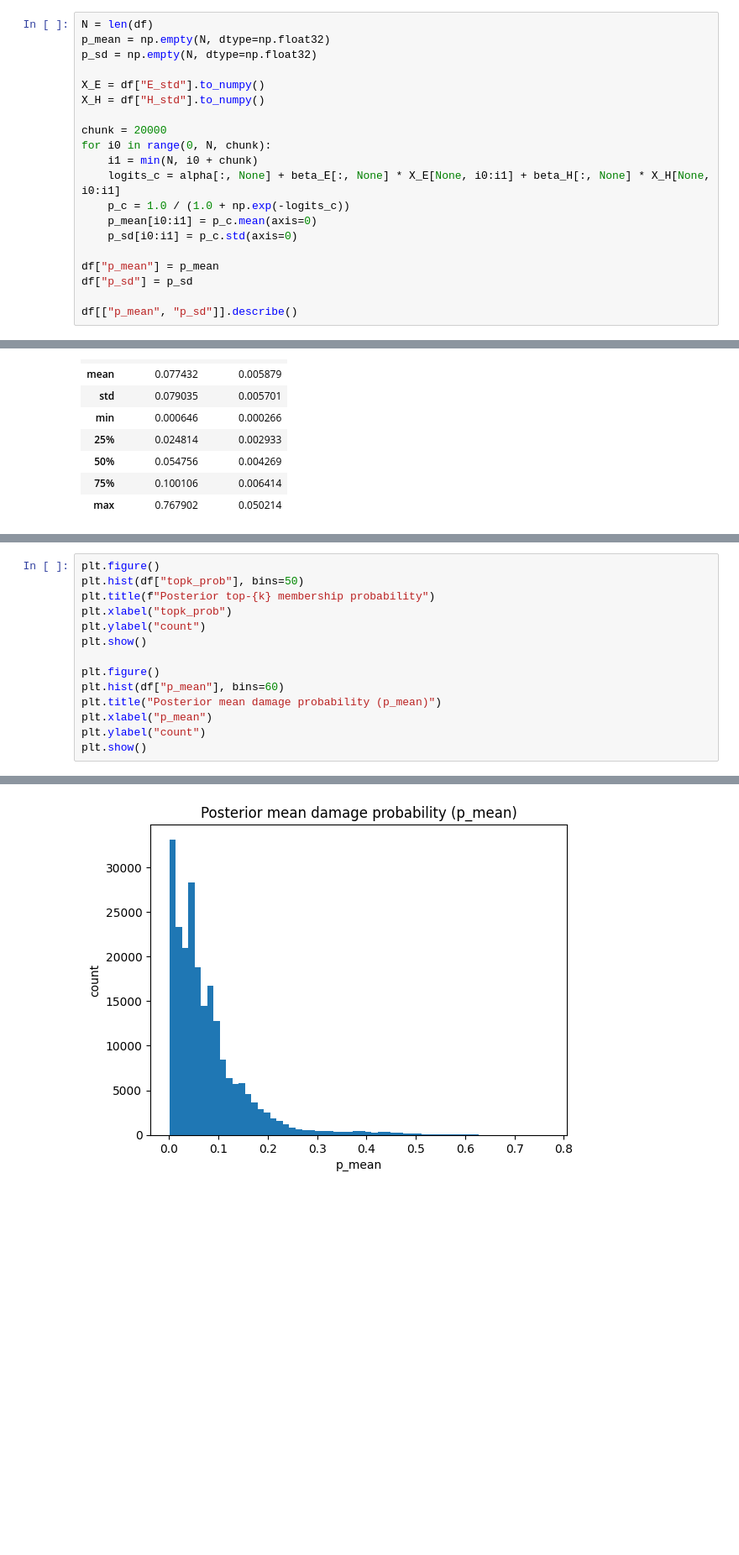
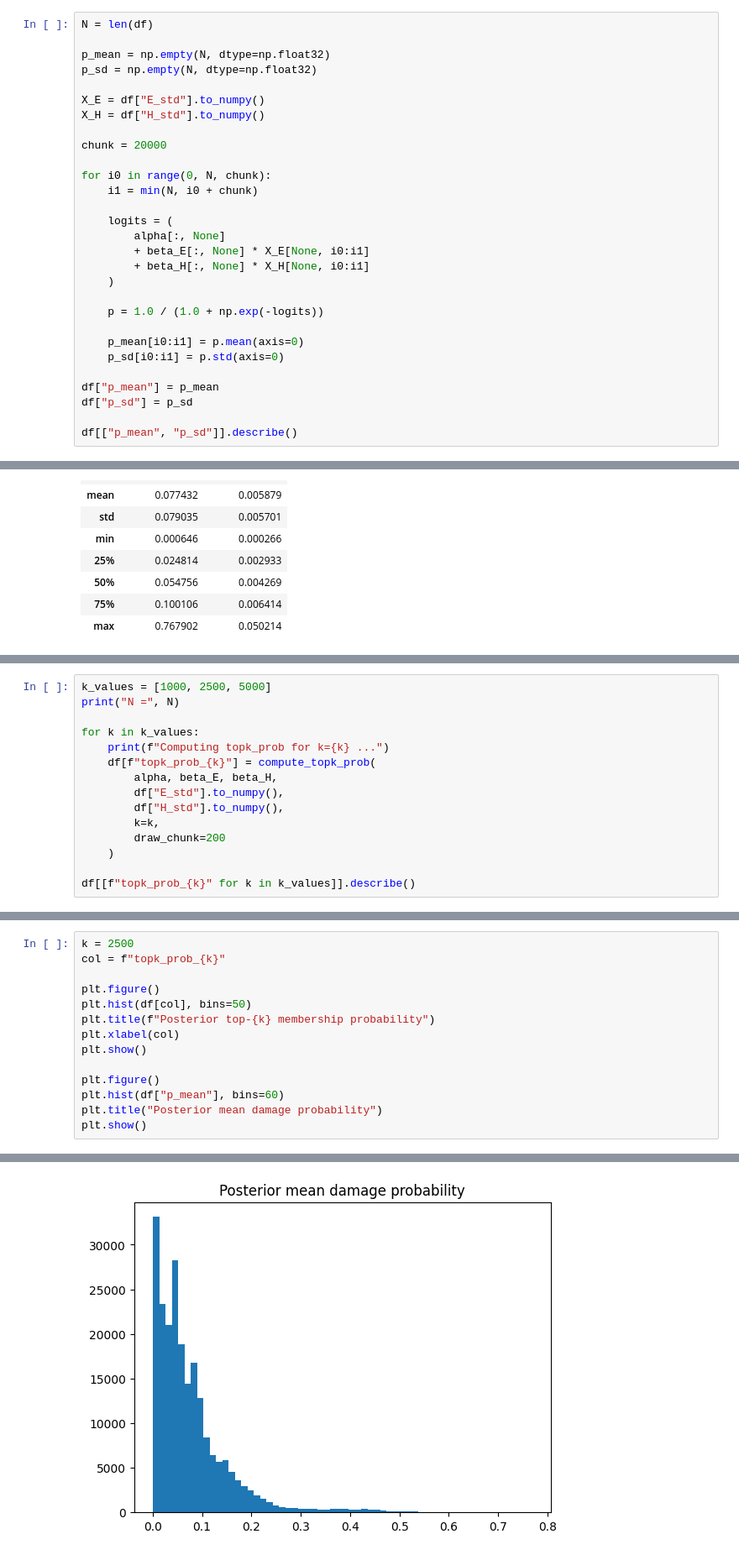
Before and after one commit to Habnetic/resilient-housing-bayes, a Jupyter notebook: notebooks/08_decisions_stability_v1b.ipynb, the cells around one changed output, grey strips where cells are left out. Shown at 84% size. Saved outputs shown, nothing was run; the diff lists cells and outputs as text; blank space fills up the shorter version.

```diff
--- a/notebooks/08_decisions_stability_v1b.ipynb
+++ b/notebooks/08_decisions_stability_v1b.ipynb
@@ -127,5 +81,6 @@ p min/max: 0.00015969531517379367 0.8719351147569169
 # %%
 N = len(df)
+
 p_mean = np.empty(N, dtype=np.float32)
 p_sd = np.empty(N, dtype=np.float32)
 
@@ -133,12 +88,20 @@ X_E = df["E_std"].to_numpy()
 X_H = df["H_std"].to_numpy()
 
 chunk = 20000
+
 for i0 in range(0, N, chunk):
     i1 = min(N, i0 + chunk)
-    logits_c = alpha[:, None] + beta_E[:, None] * X_E[None, i0:i1] + beta_H[:, None] * X_H[None, i0:i1]
-    p_c = 1.0 / (1.0 + np.exp(-logits_c))
-    p_mean[i0:i1] = p_c.mean(axis=0)
-    p_sd[i0:i1] = p_c.std(axis=0)
+
+    logits = (
+        alpha[:, None]
+        + beta_E[:, None] * X_E[None, i0:i1]
+        + beta_H[:, None] * X_H[None, i0:i1]
+    )
+
+    p = 1.0 / (1.0 + np.exp(-logits))
+
+    p_mean[i0:i1] = p.mean(axis=0)
+    p_sd[i0:i1] = p.std(axis=0)
 
 df["p_mean"] = p_mean
 df["p_sd"] = p_sd
@@ -198,0 +149,15 @@ Name: topk_prob, dtype: float64
+# %%
+k_values = [1000, 2500, 5000]
+print("N =", N)
+
+for k in k_values:
+    print(f"Computing topk_prob for k={k} ...")
+    df[f"topk_prob_{k}"] = compute_topk_prob(
+        alpha, beta_E, beta_H,
+        df["E_std"].to_numpy(),
+        df["H_std"].to_numpy(),
+        k=k,
+        draw_chunk=200
+    )
+
+df[[f"topk_prob_{k}" for k in k_values]].describe()
@@ -199,15 +178,15 @@ Name: topk_prob, dtype: float64
 # %%
+k = 2500
+col = f"topk_prob_{k}"
+
 plt.figure()
-plt.hist(df["topk_prob"], bins=50)
+plt.hist(df[col], bins=50)
 plt.title(f"Posterior top-{k} membership probability")
-plt.xlabel("topk_prob")
-plt.ylabel("count")
+plt.xlabel(col)
 plt.show()
 
 plt.figure()
 plt.hist(df["p_mean"], bins=60)
-plt.title("Posterior mean damage probability (p_mean)")
-plt.xlabel("p_mean")
-plt.ylabel("count")
+plt.title("Posterior mean damage probability")
 plt.show()
 # %% [output]
@@ -215 +194 @@ plt.show()
-[figure, old version]
+[figure, new version]
```
Also changed, not shown: parts of 15 cells of this notebook, 10 other files.
